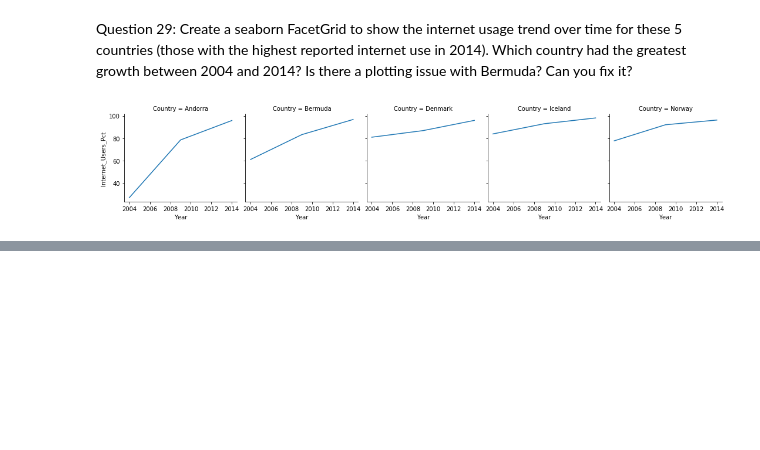
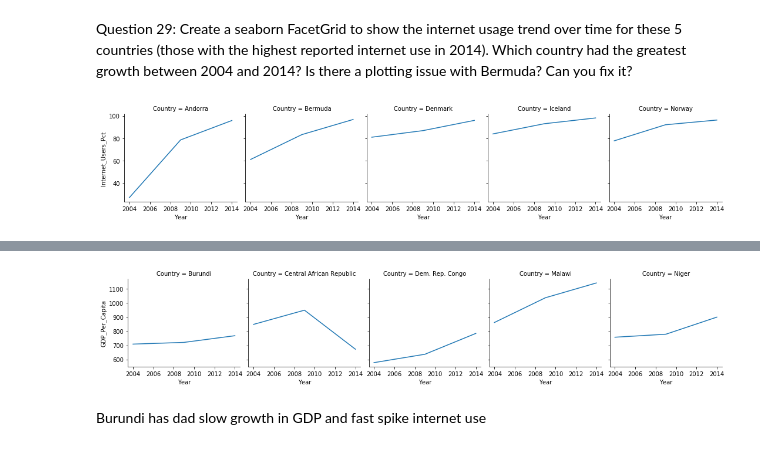
Before and after one commit to arikhursheed/gdp-and-internet-usage-arikhursheed, a Jupyter notebook: notebooks/un_data_explore.ipynb, the cells around one changed output, grey strips where cells are left out. Cells and saved outputs as stored; diff of their text form; code cells hidden in the pictures; blank space fills up the shorter version.

```diff
--- a/notebooks/un_data_explore.ipynb
+++ b/notebooks/un_data_explore.ipynb
@@ -473,0 +567,6 @@ g = g.map(plt.plot,"Year","Internet_Users_Pct")
+# %%
+#Create a list of the 5 countries
+Country_list=["Central African Republic", "Burundi", "Dem. Rep. Congo", "Niger", "Malawi" ]
+# %%
+bottom_5_GDP_2014= gdp_and_internet_years.loc[gdp_and_internet_years.Country.isin(Country_list)]
+print(bottom_5_GDP_2014)
@@ -473,0 +590,7 @@ g = g.map(plt.plot,"Year","Internet_Users_Pct")
+# %%
+g = sns.FacetGrid(bottom_5_GDP_2014, col="Country")
+g = g.map(plt.plot,"Year","GDP_Per_Capita")
+# %% [output]
+[figure, added]
+# %% [markdown]
+Burundi has dad slow growth in GDP and fast spike internet use
```
Also changed, not shown: parts of 21 cells of this notebook.
